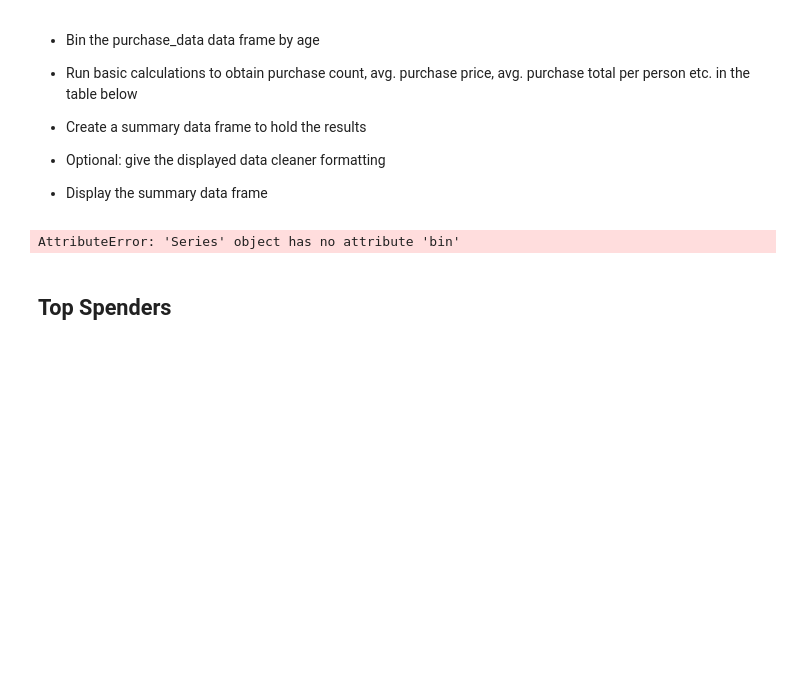
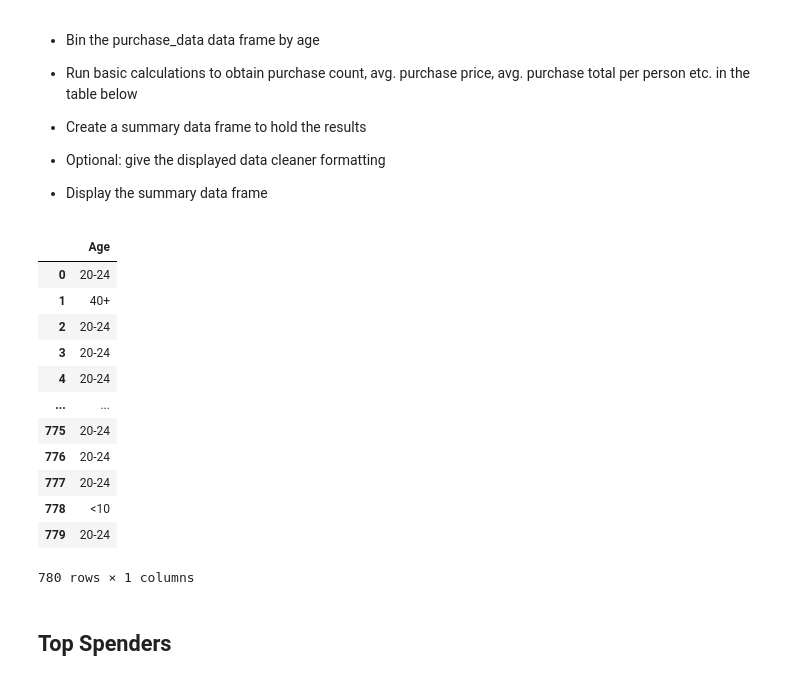
Before and after one commit to Witwer93/pandas-challenge, a Jupyter notebook: HeroesOfPymoli/Pandas_Homework_HeroesOfPymoli.ipynb, the cells around one changed output. Drawn from its saved outputs; the diff is of its cells as text; code cells hidden in the pictures; blank space fills up the shorter version.

```diff
--- a/HeroesOfPymoli/Pandas_Homework_HeroesOfPymoli.ipynb
+++ b/HeroesOfPymoli/Pandas_Homework_HeroesOfPymoli.ipynb
@@ -204,15 +211,30 @@ purchase_data
 * Display the summary data frame
 # %%
 #bin calls cut() --- 3 args, 1st is the df, 2nd is the range of values, 3rd is a list of the name sof the bins
-age_bins=[0, 9.99, 14.99, 19.99, 24.99, 29.99, 34.99, 39.99, 150]
-bin_labels=['<10', '10-14', '15-19', '20-24', '25-29', '30-34', '35-39', '40+']
+binned = purchase_data
+purchase_count = pd.cut(purchase_data['Age'], age_bins, labels=bin_labels).value_counts()
+avg_purchase_price = pd.
+#binned = pd.DataFrame(purchase_data['Age'], age_bins, labels=bin_labels))
 
-purchase_data['Age'].bin()
 
+#age_bins_df
+binned
 #make age range column on original df
 #set index as age ranges
 # %% [output]
+|  | Age |
+| 0 | 20-24 |
+| 1 | 40+ |
+| 2 | 20-24 |
+| 3 | 20-24 |
+| 4 | 20-24 |
+| ... | ... |
+| 775 | 20-24 |
+| 776 | 20-24 |
+| 777 | 20-24 |
+| 778 | <10 |
+| 779 | 20-24 |
-AttributeError: 'Series' object has no attribute 'bin'
+780 rows × 1 columns
 # %% [markdown]
 ## Top Spenders
 # %% [markdown]
```
Also changed, not shown: parts of 4 cells of this notebook.
